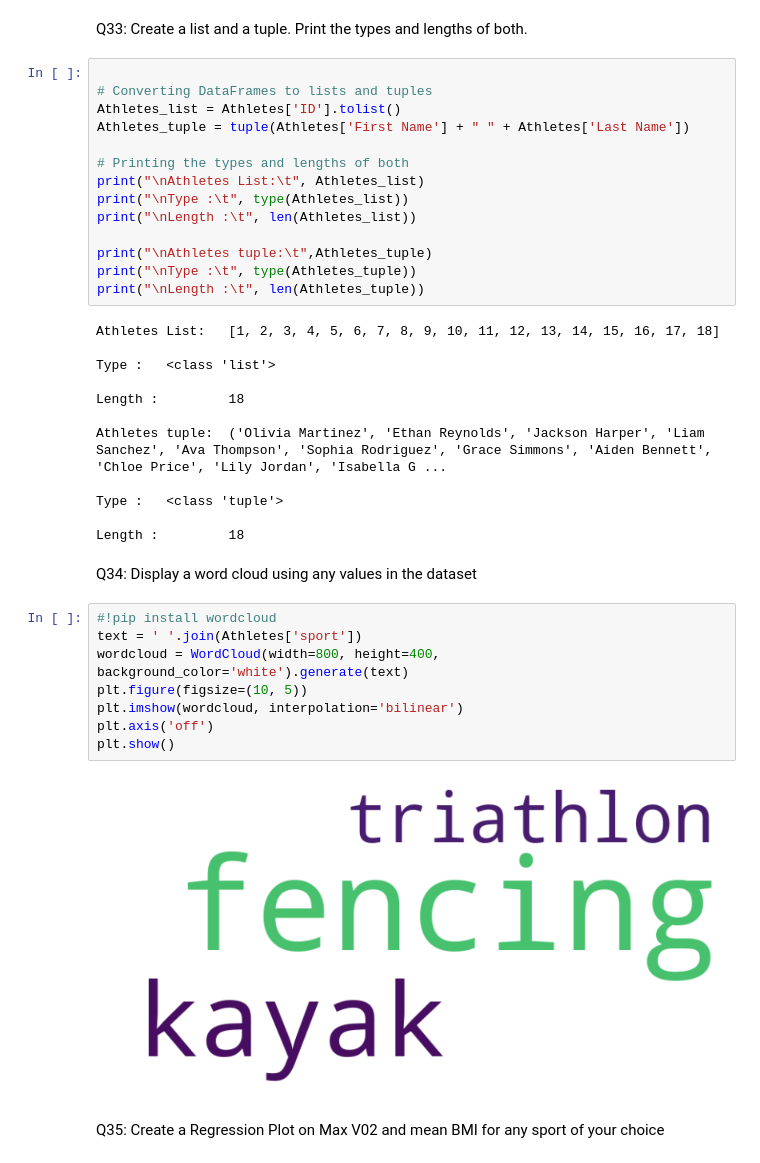
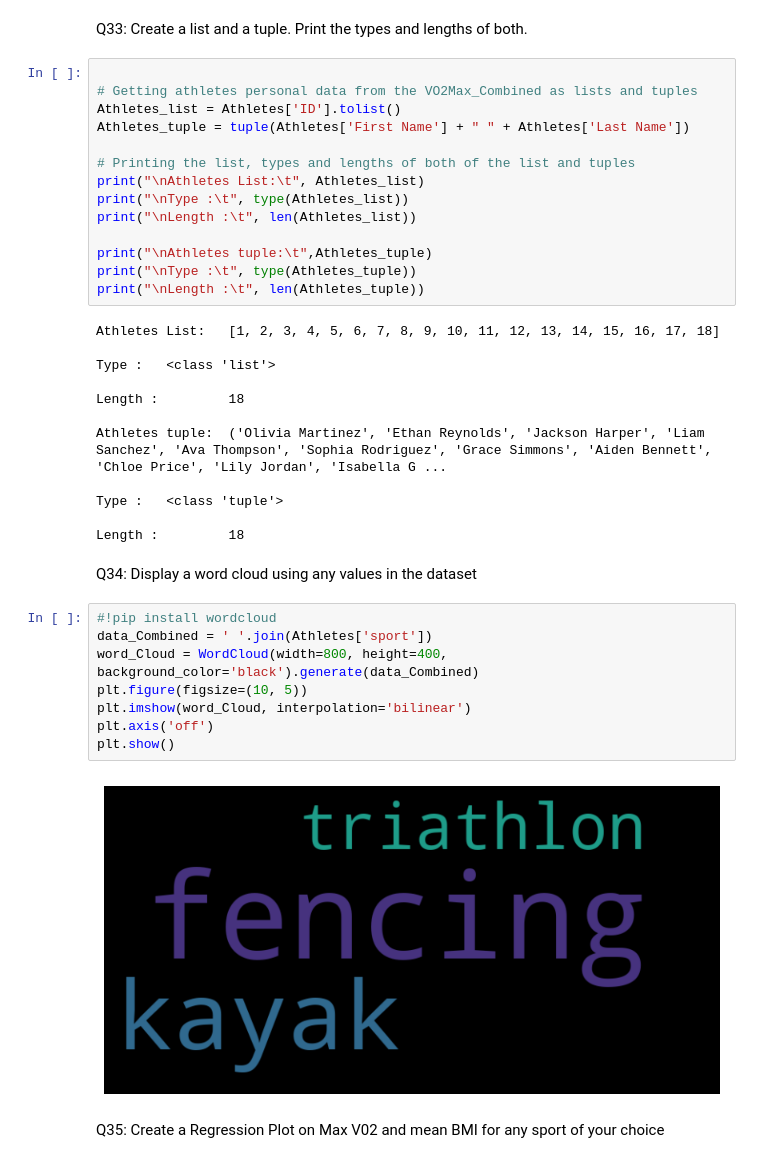
Before and after one commit to kalyankranth/10_Pythoncharms_PythonHackathon_Aug24, a Jupyter notebook: 10_Pythoncharms_Karishma_Questions.ipynb, the cells around one changed output. Saved outputs shown, nothing was run; the diff lists cells and outputs as text.

```diff
--- a/10_Pythoncharms_Karishma_Questions.ipynb
+++ b/10_Pythoncharms_Karishma_Questions.ipynb
@@ -18,11 +18,11 @@ AllAthletesData.to_excel('AllAthletesData.xlsx',sheet_name='AllAthletesData',ind
 Q33: Create a list and a tuple. Print the types and lengths of  both.
 # %%
 
-# Converting DataFrames to lists and tuples
+# Getting athletes personal data from the VO2Max_Combined as lists and tuples
 Athletes_list = Athletes['ID'].tolist()
 Athletes_tuple = tuple(Athletes['First Name'] + " " + Athletes['Last Name'])
 
-# Printing the types and lengths of both
+# Printing the list, types and lengths of both of the list and tuples
 print("\nAthletes List:\t", Athletes_list)
 print("\nType :\t", type(Athletes_list))
 print("\nLength :\t", len(Athletes_list))
@@ -46,13 +46,13 @@ Length :         18
 Q34: Display a word cloud using any values in the dataset
 # %%
 #!pip install wordcloud
-text = ' '.join(Athletes['sport'])
-wordcloud = WordCloud(width=800, height=400, background_color='white').generate(text)
+data_Combined = ' '.join(Athletes['sport'])
+word_Cloud = WordCloud(width=800, height=400, background_color='black').generate(data_Combined)
 plt.figure(figsize=(10, 5))
-plt.imshow(wordcloud, interpolation='bilinear')
+plt.imshow(word_Cloud, interpolation='bilinear')
 plt.axis('off')
 plt.show()
 # %% [output]
-[figure, old version]
+[figure, new version]
 # %% [markdown]
 Q35: Create a Regression Plot on Max V02 and mean BMI for any sport of your choice
```
Also changed, not shown: parts of 7 cells of this notebook.
